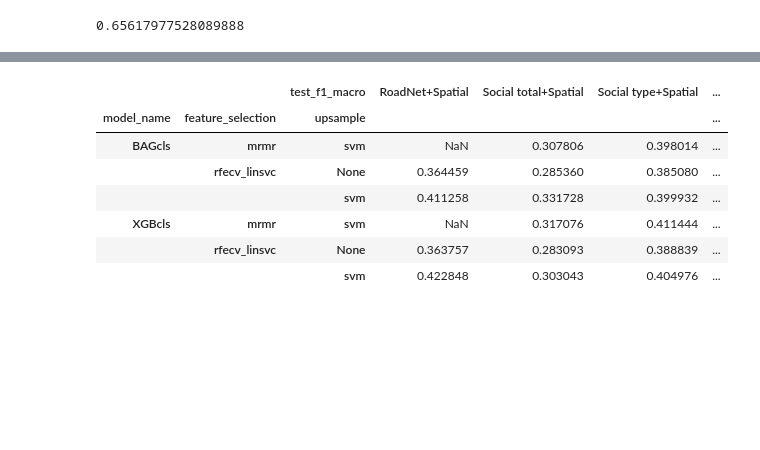
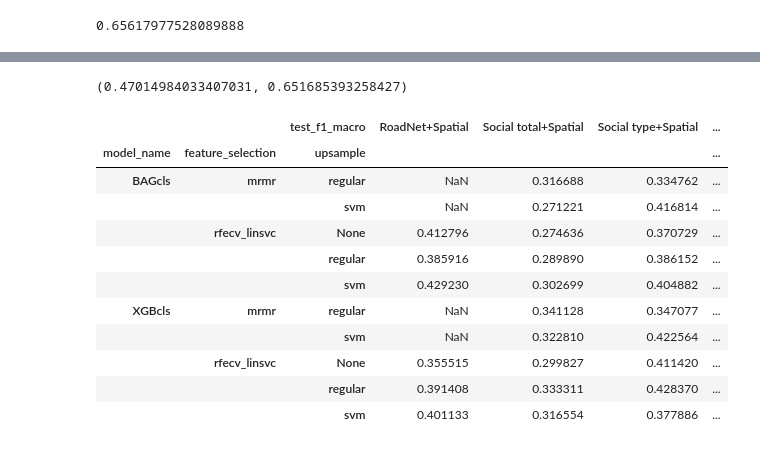
Before and after one commit to JHWu92/cysf_pred, a Jupyter notebook: report exp8-spatial-thres-i-up-fsel1001.ipynb, the cells around one changed output, grey strips where cells are left out. Drawn from its saved outputs; the diff is of its cells as text; code cells hidden in the pictures; blank space fills up the shorter version.

```diff
--- a/report exp8-spatial-thres-i-up-fsel1001.ipynb
+++ b/report exp8-spatial-thres-i-up-fsel1001.ipynb
@@ -28,8 +28,7 @@ col_mapping = {' ': ' ',
  'RoadNet+Segment_NO_TOTAL_~2014+Spatial': 'RoadNet+Social type+Spatial',
  'RoadNet+Segment_TOTAL_~2014+Spatial': 'RoadNet+Social total+Spatial'}
 # %%
-
-eval_res.ftr_combo_name = eval_res.ftr_combo_name.apply(lambda x: col_mapping[x.split('-')[0]])
+eval_res.ftr_combo_name = eval_res.ftr_combo_name.apply(lambda x: col_mapping[x.split('-')[0]] if x.split('-')[0] in col_mapping else x.split('-')[0])
 # %%
 eval_res.columns, eval_res.shape
 # %% [output]
@@ -106,14 +106,23 @@ def get_paper_table(means, f1_type, key_cols):
     table.index.name=None
     table.columns.name=f1_type
     return table
+# %%
+slice_i = means.iloc[means.index.get_level_values(1) == '0.68']
+slice_i.test_f1_macro.max(), slice_i.test_f1_micro.max()
+# %% [output]
+(0.47014984033407031, 0.651685393258427)
 # %%
-get_paper_table(means, f1_choices[1], ['model_name', 'feature_selection', 'upsample'])
+get_paper_table(slice_i, f1_choices[1], ['model_name', 'feature_selection', 'upsample'])
 # %% [output]
 |  |  | test_f1_macro | RoadNet+Spatial | Social total+Spatial | Social type+Spatial | ... |
 | model_name | feature_selection | upsample |  |  |  | ... |
-| BAGcls | mrmr | svm | NaN | 0.307806 | 0.398014 | ... |
-|  | rfecv_linsvc | None | 0.364459 | 0.285360 | 0.385080 | ... |
-|  |  | svm | 0.411258 | 0.331728 | 0.399932 | ... |
-| XGBcls | mrmr | svm | NaN | 0.317076 | 0.411444 | ... |
-|  | rfecv_linsvc | None | 0.363757 | 0.283093 | 0.388839 | ... |
-|  |  | svm | 0.422848 | 0.303043 | 0.404976 | ... |
+| BAGcls | mrmr | regular | NaN | 0.316688 | 0.334762 | ... |
+|  |  | svm | NaN | 0.271221 | 0.416814 | ... |
+|  | rfecv_linsvc | None | 0.412796 | 0.274636 | 0.370729 | ... |
+|  |  | regular | 0.385916 | 0.289890 | 0.386152 | ... |
+|  |  | svm | 0.429230 | 0.302699 | 0.404882 | ... |
+| XGBcls | mrmr | regular | NaN | 0.341128 | 0.347077 | ... |
+|  |  | svm | NaN | 0.322810 | 0.422564 | ... |
+|  | rfecv_linsvc | None | 0.355515 | 0.299827 | 0.411420 | ... |
+|  |  | regular | 0.391408 | 0.333311 | 0.428370 | ... |
+|  |  | svm | 0.401133 | 0.316554 | 0.377886 | ... |
```
Also changed, not shown: parts of 4 cells of this notebook, 2 other files.
